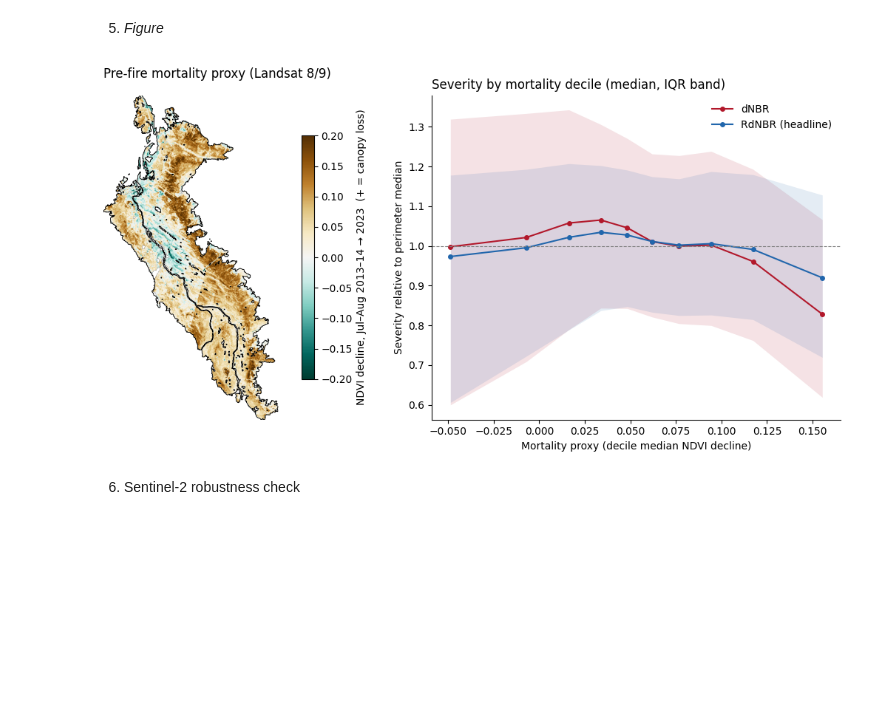
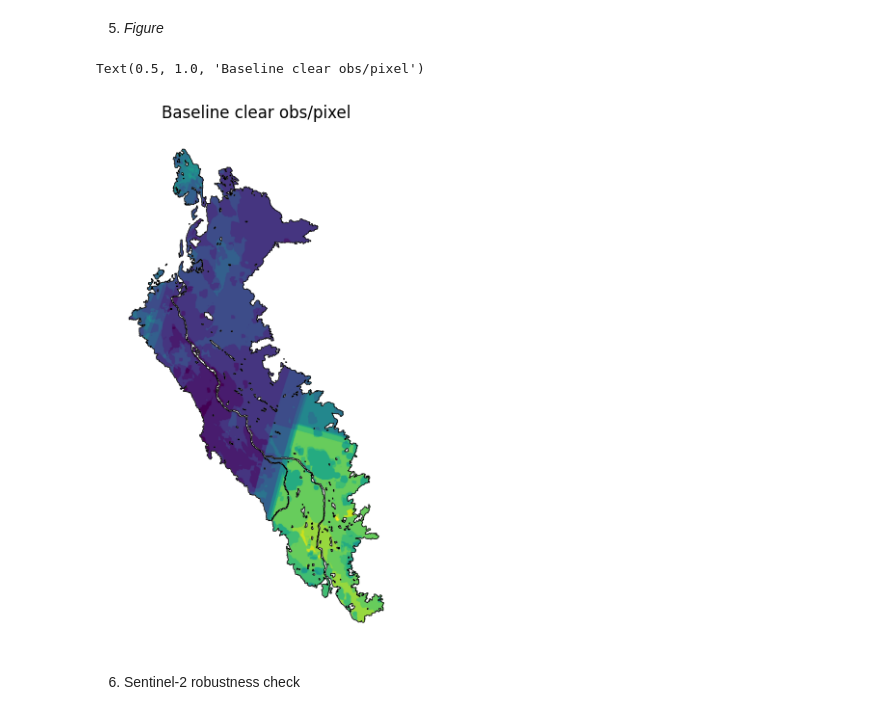
Before and after one commit to MegaDeadCowboy/jasper-burn-severity, a Jupyter notebook: notebooks/05_beetle.ipynb, the cells around one changed output. Drawn from its saved outputs; the diff is of its cells as text; code cells hidden in the pictures; blank space fills up the shorter version.

```diff
--- a/notebooks/05_beetle.ipynb
+++ b/notebooks/05_beetle.ipynb
@@ -225,37 +225,14 @@ mort_dec
 9            0.155      0.819
 # %% [markdown]
 05. *Figure*
-# %%
-import matplotlib.pyplot as plt
-
-df["mort_dec"] = pd.qcut(df.mort, 10, labels=False)          # recompute after the |NBR_pre| filter
-q = lambda p: (lambda s: s.quantile(p))
-dec = df.groupby("mort_dec").agg(mort=("mort", "median"),
-        **{f"{k}_{p}": (k, q(p)) for k in ("dnbr", "rdnbr") for p in (0.25, 0.5, 0.75)})
-
-fig, (a1, a2) = plt.subplots(1, 2, figsize=(13, 5.5), gridspec_kw={"width_ratios": [1.15, 1]})
-m = mort.where(IN & veg)
-im = a1.imshow(m.values, cmap="BrBG_r", vmin=-0.2, vmax=0.2,
-               extent=[float(m.x.min()) - 10, float(m.x.max()) + 10, float(m.y.min()) - 10, float(m.y.max()) + 10])
-perim.boundary.plot(ax=a1, color="k", lw=0.6)
-x0, y0, x1, y1 = perim.total_bounds; a1.set_xlim(x0, x1); a1.set_ylim(y0, y1); a1.set_axis_off()
-fig.colorbar(im, ax=a1, shrink=0.75, label="NDVI decline, Jul–Aug 2013–14 → 2023  (+ = canopy loss)")
-a1.set_title("Pre-fire mortality proxy (Landsat 8/9)", loc="left")
-
-for k, c, lab in [("dnbr", "#b2182b", "dNBR"), ("rdnbr", "#2166ac", "RdNBR (headline)")]:
-    med = df[k].median()
-    a2.plot(dec.mort, dec[f"{k}_0.5"] / med, "-o", color=c, label=lab, ms=4)
-    a2.fill_between(dec.mort, dec[f"{k}_0.25"] / med, dec[f"{k}_0.75"] / med, color=c, alpha=0.12, lw=0)
-a2.axhline(1, color="0.5", lw=0.8, ls="--")
-a2.set_xlabel("Mortality proxy (decile median NDVI decline)")
-a2.set_ylabel("Severity relative to perimeter median")
-a2.set_title("Severity by mortality decile (median, IQR band)", loc="left")
-a2.legend(frameon=False); a2.spines[["top", "right"]].set_visible(False)
-
-fig.tight_layout()
-fig.savefig(FIG / "beetle_severity.png", dpi=200, bbox_inches="tight")
-# %% [output]
-[figure, removed]
+# %%
+fig, ax = plt.subplots(figsize=(5, 7))
+ax.imshow(np.where(IN, ls["base"].n_clear.values, np.nan), cmap="viridis",
+          extent=[float(d.x.min()) - 10, float(d.x.max()) + 10, float(d.y.min()) - 10, float(d.y.max()) + 10])
+perim.boundary.plot(ax=ax, color="k", lw=0.5); ax.set_axis_off(); ax.set_title("Baseline clear obs/pixel")
+# %% [output]
+Text(0.5, 1.0, 'Baseline clear obs/pixel')
+[figure, added]
 # %% [markdown]
 06. Sentinel-2 robustness check
 # %%
```
Also changed, not shown: parts of 5 cells of this notebook.
